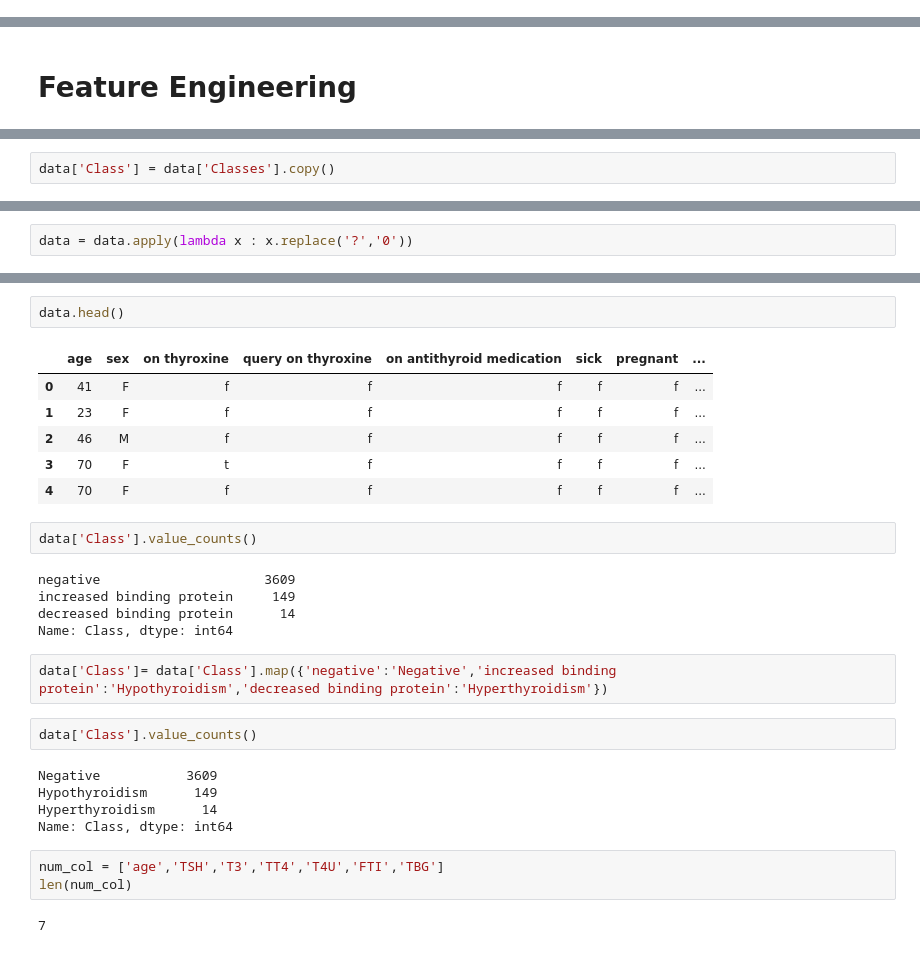
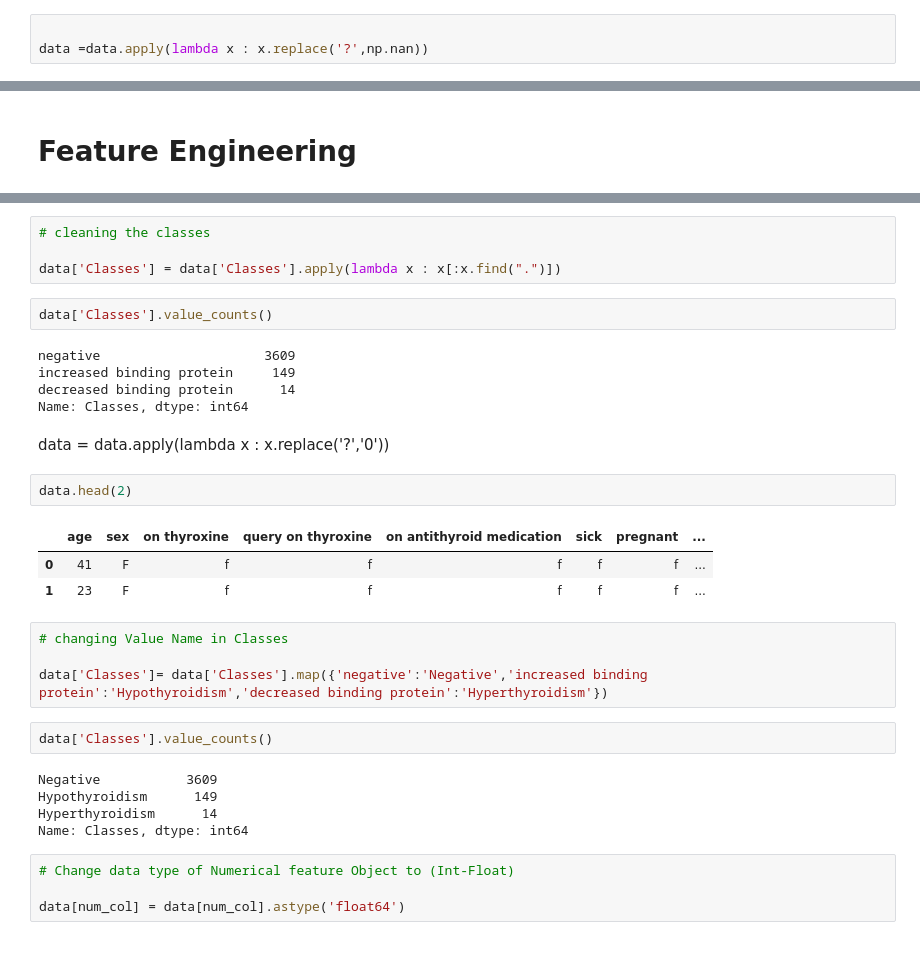
Before and after one commit to PoojaDasIndia/Thyroid-Disease-Detection, a Jupyter notebook: Thyroid Disease Detection.ipynb, the cells around one changed output, grey strips where cells are left out. Cells and saved outputs as stored; diff of their text form.

Commit message:
clean thyroid data(25-9-22 , 3.20pm) by Pooja Das

```diff
--- a/Thyroid Disease Detection.ipynb
+++ b/Thyroid Disease Detection.ipynb
@@ -191 +229,4 @@ data_copy = data.copy(deep=True)
+# %%
+
+data =data.apply(lambda x : x.replace('?',np.nan))
 # %%
@@ -250,3 +276 @@ Name: Classes, dtype: int64
-# %%
-data['Class'] = data['Classes'].copy()
 # %%
@@ -263,3 +289 @@ Index(['age', 'sex', 'on thyroxine', 'query on thyroxine',
       dtype='object')
-# %%
-data = data.apply(lambda x : x.replace('?','0'))
@@ -266,31 +315,35 @@ data = data.apply(lambda x : x.replace('?','0'))
+# %%
+# cleaning the classes
+
+data['Classes'] = data['Classes'].apply(lambda x : x[:x.find(".")])
+# %%
+data['Classes'].value_counts()
+# %% [output]
+negative                     3609
+increased binding protein     149
+decreased binding protein      14
+Name: Classes, dtype: int64
+# %% [markdown]
+data = data.apply(lambda x : x.replace('?','0'))
 # %%
-data.head()
+data.head(2)
 # %% [output]
 |  | age | sex | on thyroxine | query on thyroxine | on antithyroid medication | sick | pregnant | ... |
 | 0 | 41 | F | f | f | f | f | f | ... |
 | 1 | 23 | F | f | f | f | f | f | ... |
-| 2 | 46 | M | f | f | f | f | f | ... |
-| 3 | 70 | F | t | f | f | f | f | ... |
-| 4 | 70 | F | f | f | f | f | f | ... |
-# %%
-data['Class'].value_counts()
-# %% [output]
-negative                     3609
-increased binding protein     149
-decreased binding protein      14
-Name: Class, dtype: int64
 # %%
-data['Class']= data['Class'].map({'negative':'Negative','increased binding protein':'Hypothyroidism','decreased binding protein':'Hyperthyroidism'})
+# changing Value Name in Classes
+
+data['Classes']= data['Classes'].map({'negative':'Negative','increased binding protein':'Hypothyroidism','decreased binding protein':'Hyperthyroidism'})
 # %%
-data['Class'].value_counts()
+data['Classes'].value_counts()
 # %% [output]
 Negative           3609
 Hypothyroidism      149
 Hyperthyroidism      14
-Name: Class, dtype: int64
+Name: Classes, dtype: int64
-# %%
-num_col = ['age','TSH','T3','TT4','T4U','FTI','TBG']
-len(num_col)
-# %% [output]
-7
+# %%
+# Change data type of Numerical feature Object to (Int-Float)
+
+data[num_col] = data[num_col].astype('float64')
 # %%
```
Also changed, not shown: parts of 62 cells of this notebook, 1 other file.
